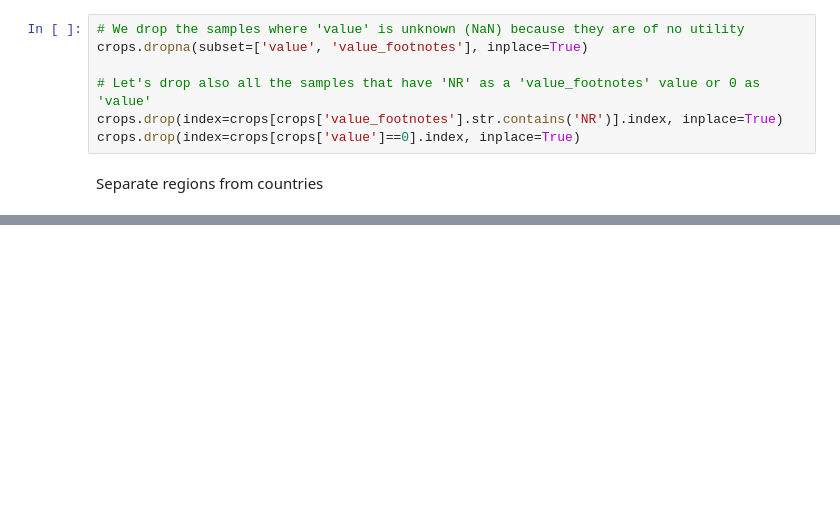
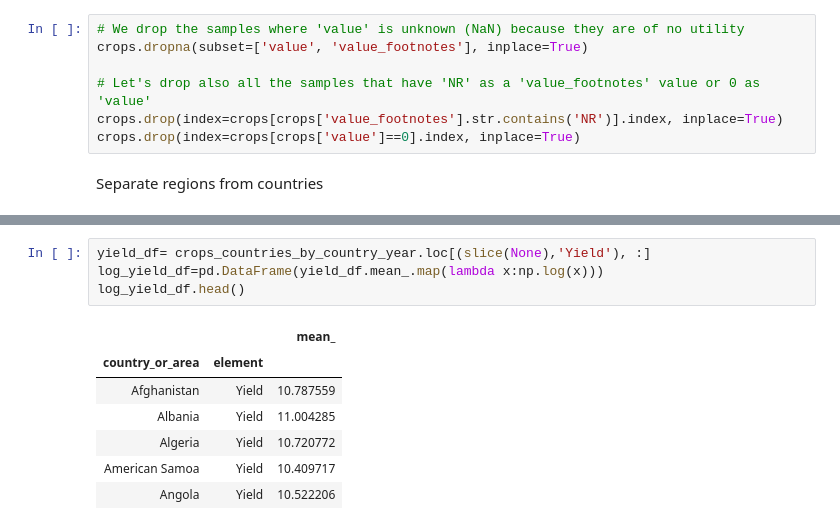
Before and after one commit to Macks3110/bADAss_team_project, a Jupyter notebook: src/project_main.ipynb, the cells around one changed output, grey strips where cells are left out. Drawn from its saved outputs; the diff is of its cells as text; blank space fills up the shorter version.

```diff
--- a/src/project_main.ipynb
+++ b/src/project_main.ipynb
@@ -73,0 +187,12 @@ area_harvested.loc['United States of America']
+# %%
+yield_df= crops_countries_by_country_year.loc[(slice(None),'Yield'), :]
+log_yield_df=pd.DataFrame(yield_df.mean_.map(lambda x:np.log(x)))
+log_yield_df.head()
+# %% [output]
+|  |  | mean_ |
+| country_or_area | element |  |
+| Afghanistan | Yield | 10.787559 |
+| Albania | Yield | 11.004285 |
+| Algeria | Yield | 10.720772 |
+| American Samoa | Yield | 10.409717 |
+| Angola | Yield | 10.522206 |
```
Also changed, not shown: parts of 15 cells of this notebook.
